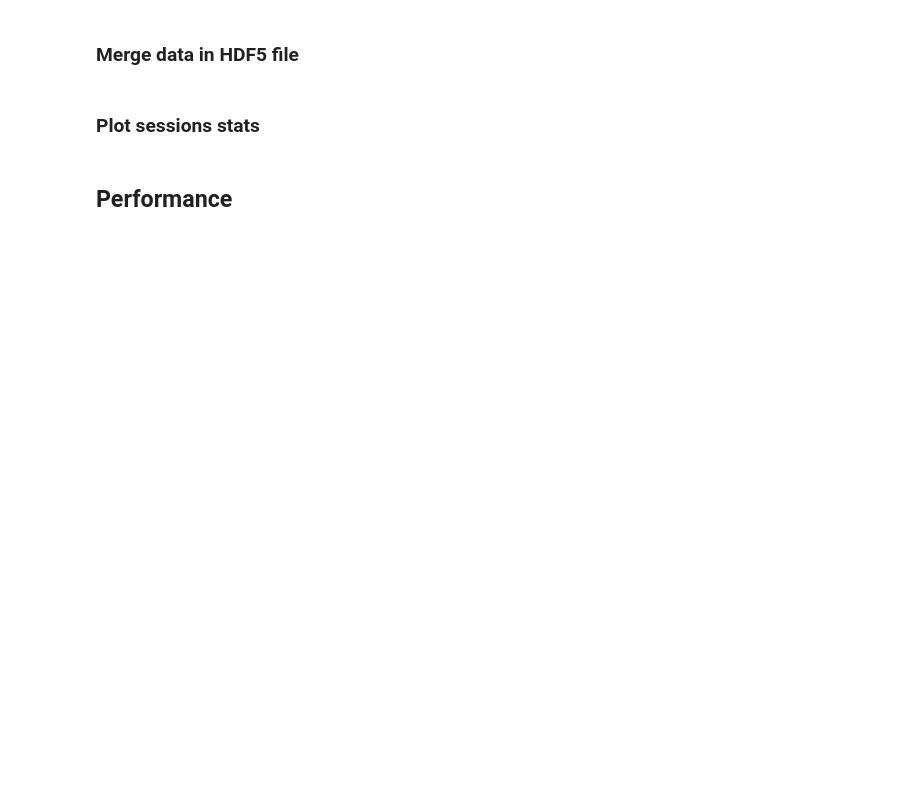
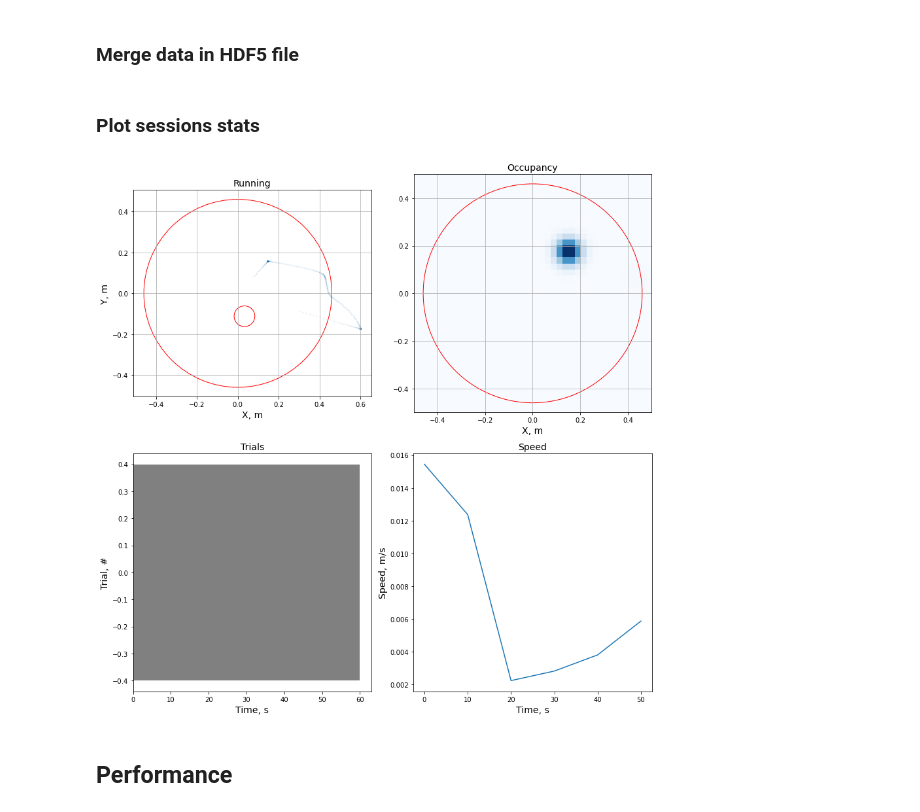
Before and after one commit to peckalab/runSIT, a Jupyter notebook: SIT.ipynb, the cells around one changed output. Drawn from its saved outputs; the diff is of its cells as text; code cells hidden in the pictures; blank space fills up the shorter version.

Commit message:
Dual target changes

```diff
--- a/SIT.ipynb
+++ b/SIT.ipynb
@@ -80,5 +73,5 @@ cfg_filename = os.path.join('profiles', '017280.json')
 # %%
-with open(os.path.join('profiles', 'default.json')) as json_file:
+with open(os.path.join('profiles', 'default2.json')) as json_file:
     cfg = json.load(json_file)
 with open(cfg_filename) as json_file:
     cfg_local = json.load(json_file)
@@ -86,6 +79,19 @@ with open(cfg_filename) as json_file:
 for key in cfg.keys():
     if key in cfg_local: # only update if the key exists in the local config, otherwise keep default (important for backward compatibility with cfg files before microphones)
         cfg[key].update(cfg_local[key])
+# Resolve/validate sound variants and save a fresh target seed before opening hardware.
+cfg['sound'] = prepare_background_config(cfg['sound'])
+for block in cfg['sound']['background_protocol']['blocks']:
+    if block['start_s'] >= cfg['experiment']['session_duration']:
+        raise ValueError('Every BGR boundary must precede session_duration')
+print('BGR schedule:', cfg['sound']['background_protocol']['blocks'] or 'fixed background')
+target_protocol = cfg['sound']['background_protocol']
+if target_protocol.get('target_selection', {}).get('enabled'):
+    print('Random targets:', {name: entry['sound']['freq'] for name, entry in target_protocol['target_variants'].items()})
+    print('Target selection:', cfg['sound']['target_selection'])
+else:
+    print('Fixed target:', cfg['sound']['sounds']['target']['freq'], 'Hz')
+
 cfg['experiment']['experiment_date'] = datetime.datetime.now().strftime('%Y-%m-%d_%H-%M-%S')
 
 # print loaded settings
@@ -122,15 +159,31 @@ cfg['position']['file_path'] = os.path.join(save_to, cfg['position']['file_path'
 cfg['position']['contour_path'] = os.path.join(save_to, cfg['position']['contour_path'])
 cfg['experiment']['file_path'] = os.path.join(save_to, cfg['experiment']['file_path'])
 cfg['experiment']['islands_path'] = os.path.join(save_to, 'islands.csv')
+if cfg['experiment'].get('temporal_trigger', False):
+    cfg['experiment']['tt_islands_path'] = os.path.join(save_to, 'tt_islands.csv')
+    with open(cfg['experiment']['tt_islands_path'], 'w') as f:
+        f.write('isl_x, isl_y, isl_r, sound_id, time_trigger, time_elapsed, required_run_time, trial_no, mismatch_mode, expected_cue_type, led_cue_type, led_during_delay, sound_switch_enabled\n')
 cfg['sound']['file_path'] = os.path.join(save_to, cfg['sound']['file_path'])
-cfg['position']['background_light'] = os.path.join('assets', cfg['position']['background_light'])
-cfg['position']['background_dark'] = os.path.join('assets', cfg['position']['background_dark'])
+def resolve_asset_path(path):
+    normalized = path.replace('\\', os.sep)
+    if os.path.isabs(normalized):
+        return normalized
+    if normalized.startswith('assets' + os.sep) or normalized.startswith('assets/'):
+        return normalized
+    return os.path.join('assets', normalized)
+
+cfg['position']['background_light'] = resolve_asset_path(cfg['position']['background_light'])
+cfg['position']['background_dark'] = resolve_asset_path(cfg['position']['background_dark'])
+if 'backgrounds_by_mode' in cfg['position']:
+    cfg['position']['backgrounds_by_mode'] = {
+        mode: resolve_asset_path(path) for mode, path in cfg['position']['backgrounds_by_mode'].items()
+    }
 if 'wav_file' in cfg['sound']:
-    cfg['sound']['wav_file'] = os.path.join('assets', cfg['sound']['wav_file'])
+    cfg['sound']['wav_file'] = resolve_asset_path(cfg['sound']['wav_file'])
 if 'continuous' in cfg['sound']:
-    cfg['sound']['continuous']['wav_file'] = os.path.join('assets', cfg['sound']['continuous']['wav_file'])
+    cfg['sound']['continuous']['wav_file'] = resolve_asset_path(cfg['sound']['continuous']['wav_file'])
 if 'cont_noise' in cfg['sound']:
-    cfg['sound']['cont_noise']['filepath'] = os.path.join('assets', cfg['sound']['cont_noise']['filepath'])
+    cfg['sound']['cont_noise']['filepath'] = resolve_asset_path(cfg['sound']['cont_noise']['filepath'])
 
 # Saves all parameters to a JSON file with the user-defined "Experiment ID" as filename
 with open(os.path.join(save_to, experiment_id + '.json'), 'w') as f:
@@ -593,9 +1016,12 @@ pack_base(
 # %%
 with h5py.File(h5name, 'r') as f:
     tl = np.array(f['processed']['timeline'])
     trial_idxs = np.array(f['processed']['trial_idxs'])
+    islands = np.array(f['raw']['islands'])
 
 plot_session_metrics(tl, trial_idxs, cfg, None)
+# %% [output]
+[figure, added]
 # %% [markdown]
 ## Performance
 # %%
```
Also changed, not shown: parts of 11 cells of this notebook, 2 other files.
